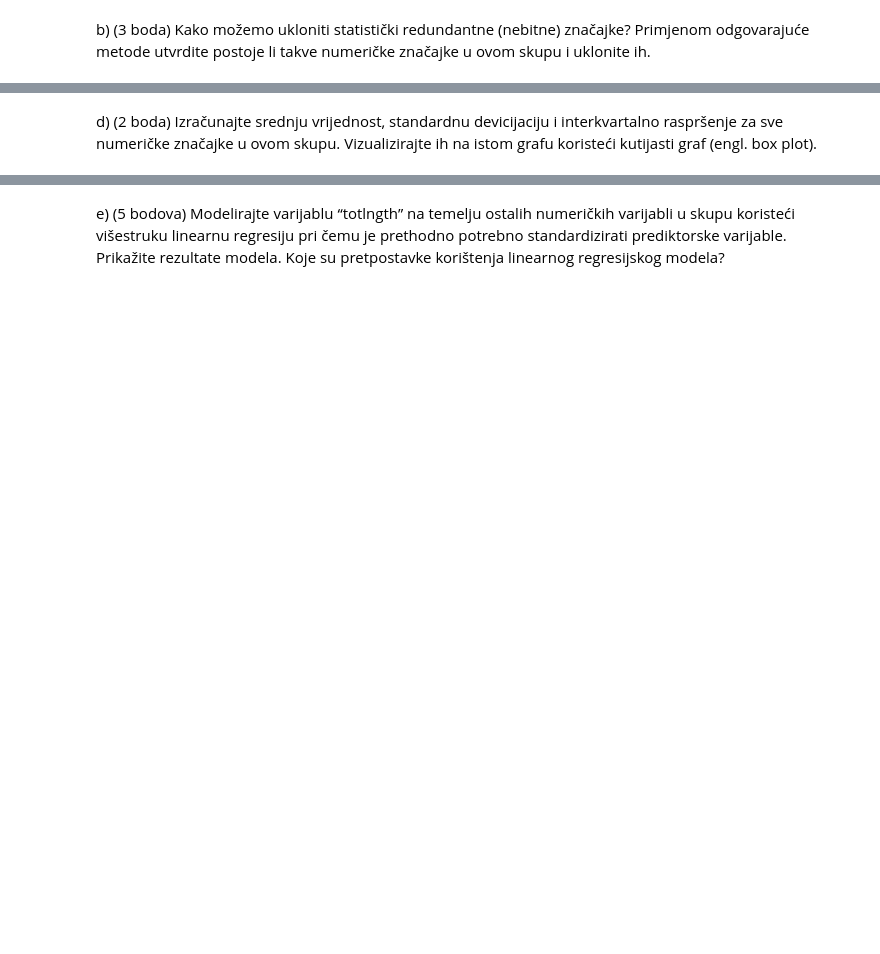
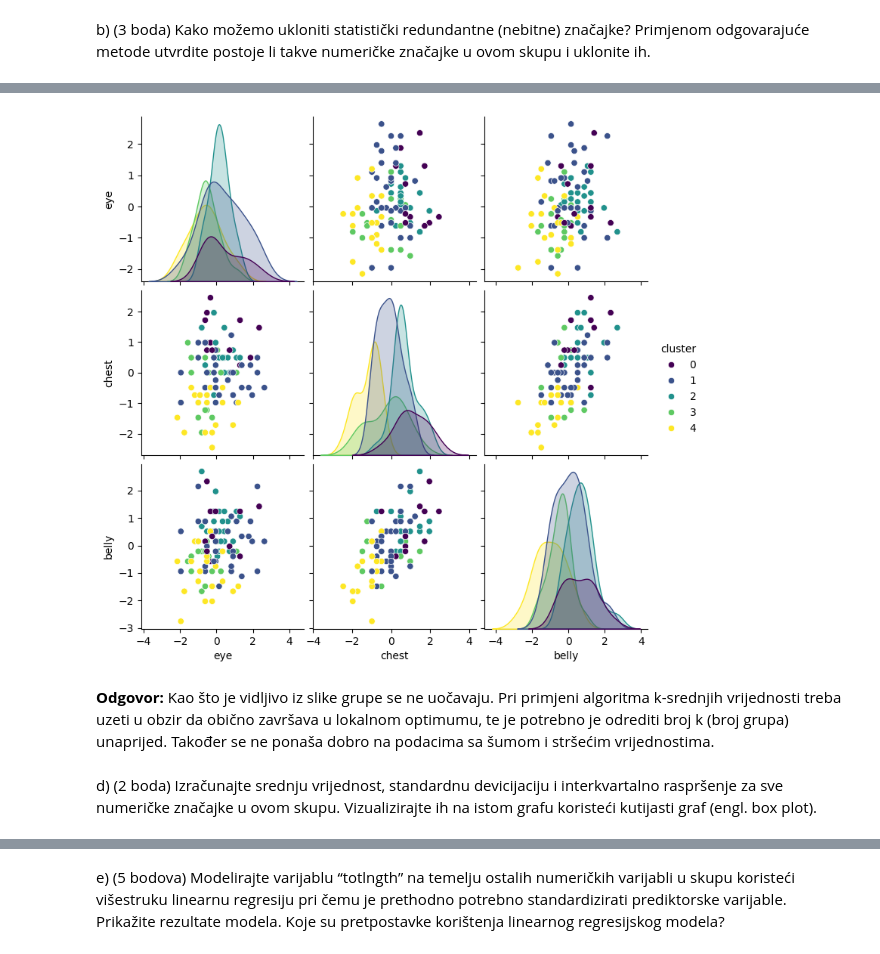
Before and after one commit to domamaric/UZOP, a Jupyter notebook: uzop_ogledni_ZI.ipynb, the cells around one changed output, grey strips where cells are left out. Saved outputs shown, nothing was run; the diff lists cells and outputs as text; code cells hidden in the pictures; blank space fills up the shorter version.

```diff
--- a/uzop_ogledni_ZI.ipynb
+++ b/uzop_ogledni_ZI.ipynb
@@ -229,4 +291,18 @@ pozornost pri primjeni algoritma k-srednjih vrijednosti?
+# %%
+import seaborn as sns
+
+optimal_k = 5
+
+kmeans = KMeans(n_clusters=optimal_k, random_state=42, n_init=10)
+scaled_df['cluster'] = kmeans.fit_predict(scaled_df)
+
+features = ["eye", "chest", "belly"]
+
+sns.pairplot(scaled_df, vars=features, hue="cluster", palette="viridis", diag_kind="kde")
+plt.show()
+# %% [output]
+[figure, added]
+# %% [markdown]
+**Odgovor:** Kao što je vidljivo iz slike grupe se ne uočavaju. Pri primjeni algoritma k-srednjih vrijednosti treba uzeti u obzir da obično završava u lokalnom optimumu, te je potrebno je odrediti broj k (broj grupa) unaprijed. Također se ne ponaša dobro na podacima sa šumom i stršećim vrijednostima.
 # %% [markdown]
-d) (2 boda) Izračunajte srednju vrijednost, standardnu devicijaciju i interkvartalno
-raspršenje za sve numeričke značajke u ovom skupu. Vizualizirajte ih na istom
-grafu koristeći kutijasti graf (engl. box plot).
+d) (2 boda) Izračunajte srednju vrijednost, standardnu devicijaciju i interkvartalno raspršenje za sve numeričke značajke u ovom skupu. Vizualizirajte ih na istom grafu koristeći kutijasti graf (engl. box plot).
```
Also changed, not shown: parts of 22 cells of this notebook.
